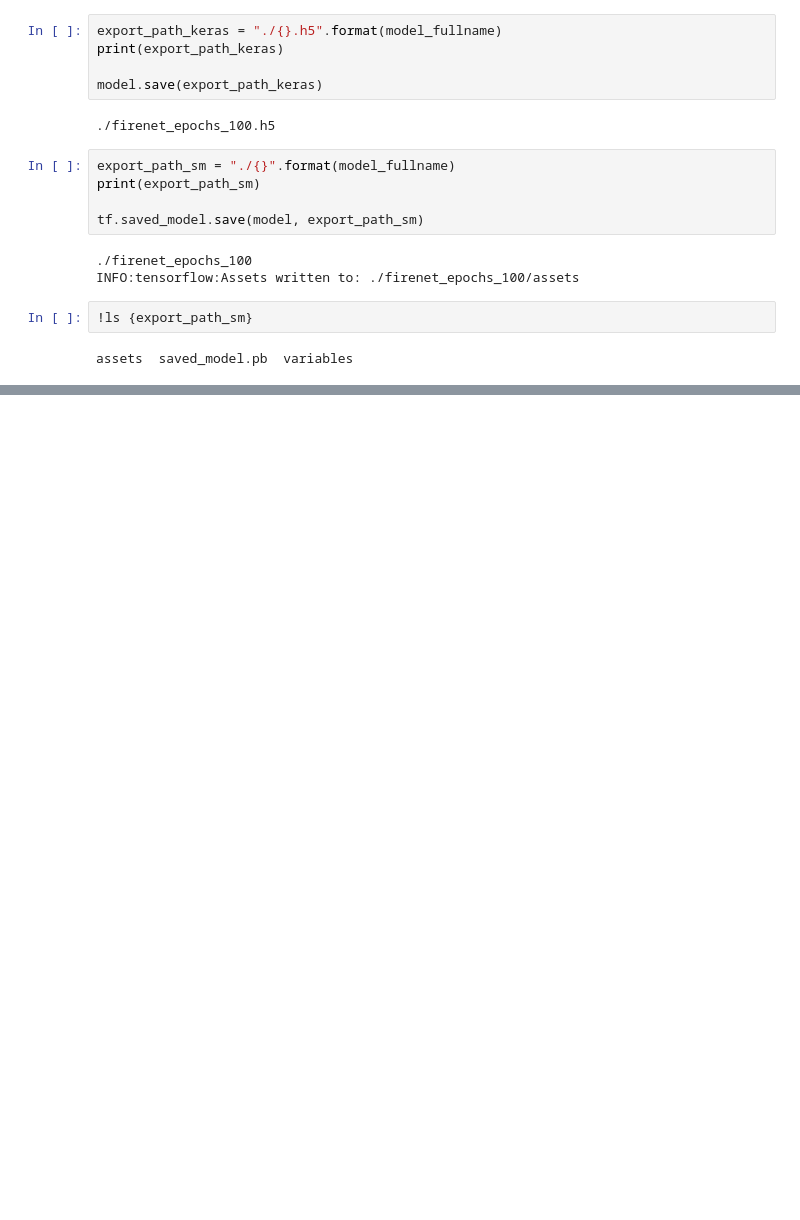
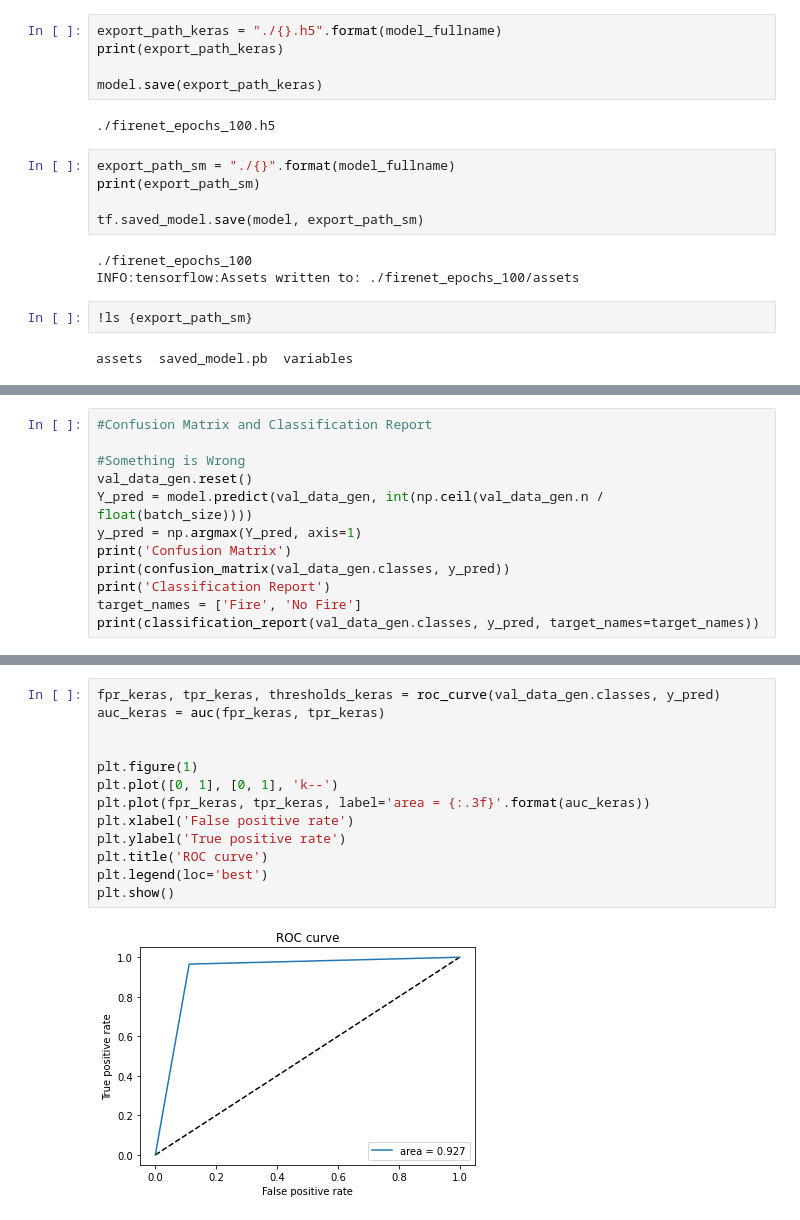
Before and after one commit to SwiftyIsSwaggy/AI-Projects, a Jupyter notebook: Fire_Detection/firenet.ipynb, the cells around one changed output, grey strips where cells are left out. Drawn from its saved outputs; the diff is of its cells as text; blank space fills up the shorter version.

```diff
--- a/Fire_Detection/firenet.ipynb
+++ b/Fire_Detection/firenet.ipynb
@@ -345,0 +409,12 @@ except ImportError:
+# %%
+#Confusion Matrix and Classification Report
+
+#Something is Wrong
+val_data_gen.reset()
+Y_pred = model.predict(val_data_gen, int(np.ceil(val_data_gen.n / float(batch_size))))
+y_pred = np.argmax(Y_pred, axis=1)
+print('Confusion Matrix')
+print(confusion_matrix(val_data_gen.classes, y_pred))
+print('Classification Report')
+target_names = ['Fire', 'No Fire']
+print(classification_report(val_data_gen.classes, y_pred, target_names=target_names))
@@ -345,0 +434,15 @@ except ImportError:
+# %%
+fpr_keras, tpr_keras, thresholds_keras = roc_curve(val_data_gen.classes, y_pred)
+auc_keras = auc(fpr_keras, tpr_keras)
+
+
+plt.figure(1)
+plt.plot([0, 1], [0, 1], 'k--')
+plt.plot(fpr_keras, tpr_keras, label='area = {:.3f}'.format(auc_keras))
+plt.xlabel('False positive rate')
+plt.ylabel('True positive rate')
+plt.title('ROC curve')
+plt.legend(loc='best')
+plt.show()
+# %% [output]
+[figure, added]
```
Also changed, not shown: parts of 21 cells of this notebook.
